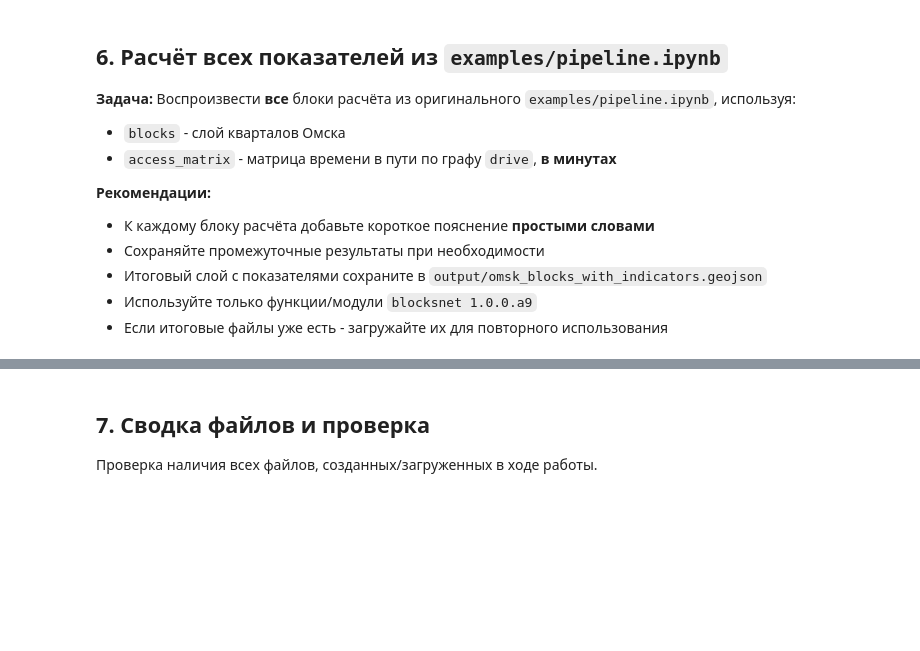
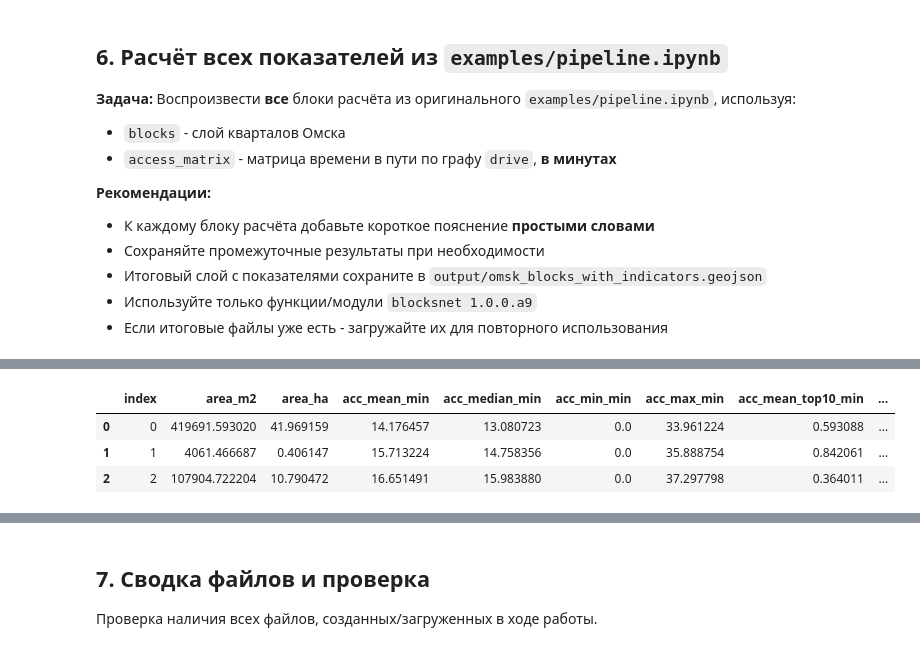
Before and after one commit to Peakako/urban-ai-practice, a Jupyter notebook: blocksnet_pipeline_study_omsk.ipynb, the cells around one changed output, grey strips where cells are left out. Cells and saved outputs as stored; diff of their text form; code cells hidden in the pictures; blank space fills up the shorter version.

```diff
--- a/blocksnet_pipeline_study_omsk.ipynb
+++ b/blocksnet_pipeline_study_omsk.ipynb
@@ -315,0 +582,12 @@ access_matrix.iloc[:5,:5]
+# %%
+out = blocks_result.copy()
+try:
+    out_to_save = out.to_crs(epsg=4326)
+    out_to_save.to_file(BLOCKS_IND_PATH, driver='GeoJSON')
+    print('Сохранено в EPSG:4326:', BLOCKS_IND_PATH)
+except Exception as e:
+    print('Сохраняем в текущем CRS:', e)
+    out.to_file(BLOCKS_IND_PATH, driver='GeoJSON')
+    print('Сохранено:', BLOCKS_IND_PATH)
+
+print('Готово. Файл для HTML-этапа:', BLOCKS_IND_PATH)
@@ -333,0 +616,83 @@ else:
+# %%
+import os
+import time
+from pathlib import Path
+
+import numpy as np
+import pandas as pd
+import geopandas as gpd
+import osmnx as ox
+
+# Пути
+PROJECT_ROOT = Path(r'C:\Users\xoxom\Desktop\ТИИ')
+DATA_DIR = PROJECT_ROOT / 'data'
+OUTPUT_DIR = PROJECT_ROOT / 'output'
+
+SCHOOLS_PATH = DATA_DIR / 'omsk_schools.geojson'
+
+# Берём рабочий фрейм
+try:
+    blocks_res
+except NameError:
+    try:
+        blocks_res = blocks_calc.copy()
+    except NameError:
+        blocks_res = blocks.copy()
+
+# Настройка Overpass на случай загрузки школ
+try:
+    ox.settings.overpass_url = 'https://overpass.kumi.systems/api/interpreter'
+    ox.settings.requests_timeout = 180
+except Exception as e:
+    print(e)
+
+# Загрузка школ
+if SCHOOLS_PATH.exists():
+    print('Школы: загрузка из', SCHOOLS_PATH)
+    schools_gdf = gpd.read_file(SCHOOLS_PATH)
+else:
+    print('Школы: загрузка из OSM (amenity=school) для Омска...')
+    try:
+        schools_gdf = ox.features_from_place('Омск, Россия', tags={'amenity': 'school'})
+        schools_gdf = schools_gdf[schools_gdf.geometry.type.isin(['Point','MultiPoint','Polygon','MultiPolygon'])].copy()
+        schools_gdf = schools_gdf.to_crs(blocks_res.crs)
+        schools_gdf.to_file(SCHOOLS_PATH, driver='GeoJSON')
+        print('Сохранено:', SCHOOLS_PATH)
+    except Exception as e:
+        print('Не удалось загрузить школы из OSM:', e)
+        schools_gdf = gpd.GeoDataFrame(geometry=[], crs=blocks_res.crs)
+
+print('Школ найдено:', len(schools_gdf))
+schools_gdf.head(2)
+
+# Попытка посчитать обеспеченность школами через blocksnet
+try:
+    from blocksnet.synthesis import provision
+    print('blocksnet.synthesis.provision доступен. Функции:', [x for x in dir(provision) if not x.startswith('_')])
+
+    # Пробуем наиболее частые варианты вызова в 1.0.0.a9
+    # Вариант 1: provision(schools_gdf, blocks_res, access_matrix)
+    try:
+        prov_res = provision.provision(schools_gdf, blocks_res, access_matrix=access_matrix)
+        if isinstance(prov_res, gpd.GeoDataFrame):
+            blocks_res = prov_res
+        elif isinstance(prov_res, pd.DataFrame):
+            blocks_res = blocks_res.join(prov_res)
+        print('Успешно применён provision.provision')
+    except Exception as e1:
+        print('provision.provision не подошёл:', e1)
+        try:
+            prov_res = provision.get_provision(services=schools_gdf, blocks=blocks_res, accessibility_matrix=access_matrix)
+            if isinstance(prov_res, gpd.GeoDataFrame):
+                blocks_res = prov_res
+            elif isinstance(prov_res, pd.DataFrame):
+                blocks_res = blocks_res.join(prov_res)
+            print('Успешно применён provision.get_provision')
+        except Exception as e2:
+            print('get_provision не подошёл:', e2)
+            print('Проверь список функций выше и подкорректируй вызов под них.')
+except Exception as e:
+    print('Модуль provision недоступен:', e)
+
+blocks_res.head(3)
+# %% [output]
@@ -333,0 +703,4 @@ else:
+|  | index | area_m2 | area_ha | acc_mean_min | acc_median_min | acc_min_min | acc_max_min | acc_mean_top10_min | ... |
+| 0 | 0 | 419691.593020 | 41.969159 | 14.176457 | 13.080723 | 0.0 | 33.961224 | 0.593088 | ... |
+| 1 | 1 | 4061.466687 | 0.406147 | 15.713224 | 14.758356 | 0.0 | 35.888754 | 0.842061 | ... |
+| 2 | 2 | 107904.722204 | 10.790472 | 16.651491 | 15.983880 | 0.0 | 37.297798 | 0.364011 | ... |
```
Also changed, not shown: parts of 52 cells of this notebook, 39 other files.
